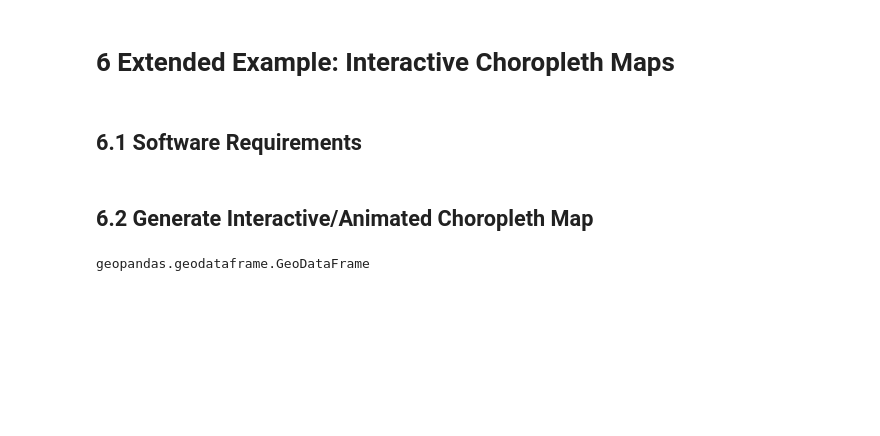
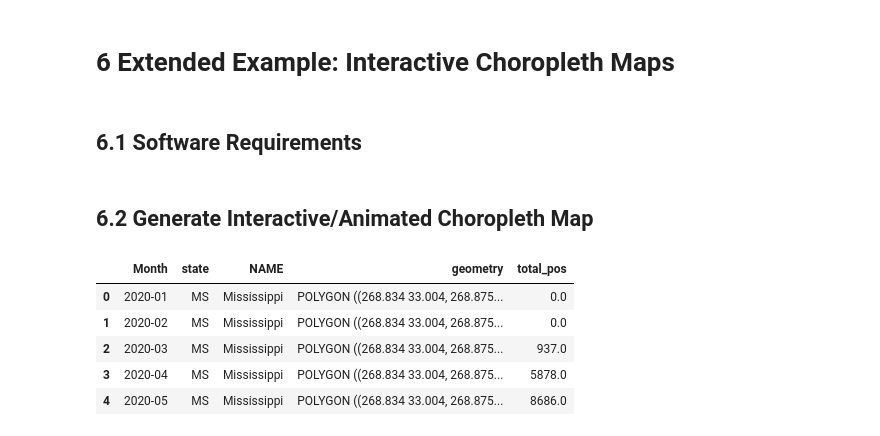
Before and after one commit to mk-repos/Stats506_group4, a Jupyter notebook: python_extend.ipynb, the cells around one changed output. Cells and saved outputs as stored; diff of their text form; code cells hidden in the pictures; blank space fills up the shorter version.

```diff
--- a/python_extend.ipynb
+++ b/python_extend.ipynb
@@ -255,7 +250,3 @@ df_state_m=df_state_m.melt(
 # %%
 # Merge with sf object
 sf_merge_m=pd.merge(sf_us_shifted,df_state_m)
-# %%
-type(sf_merge_m)
-# %% [output]
-geopandas.geodataframe.GeoDataFrame
@@ -272,0 +253,11 @@ sf_merge_m_03_11 = sf_merge_m.query('Month != "2020-01" & Month != "2020-02"')
+# %%
+# only left related columns
+sf_merge_m = sf_merge_m.iloc[:, [10, 4, 5, 9, -1]]
+sf_merge_m.head()
+# %% [output]
+|  | Month | state | NAME | geometry | total_pos |
+| 0 | 2020-01 | MS | Mississippi | POLYGON ((268.834 33.004, 268.875... | 0.0 |
+| 1 | 2020-02 | MS | Mississippi | POLYGON ((268.834 33.004, 268.875... | 0.0 |
+| 2 | 2020-03 | MS | Mississippi | POLYGON ((268.834 33.004, 268.875... | 937.0 |
+| 3 | 2020-04 | MS | Mississippi | POLYGON ((268.834 33.004, 268.875... | 5878.0 |
+| 4 | 2020-05 | MS | Mississippi | POLYGON ((268.834 33.004, 268.875... | 8686.0 |
```
Also changed, not shown: parts of 9 cells of this notebook, 1 other file.
